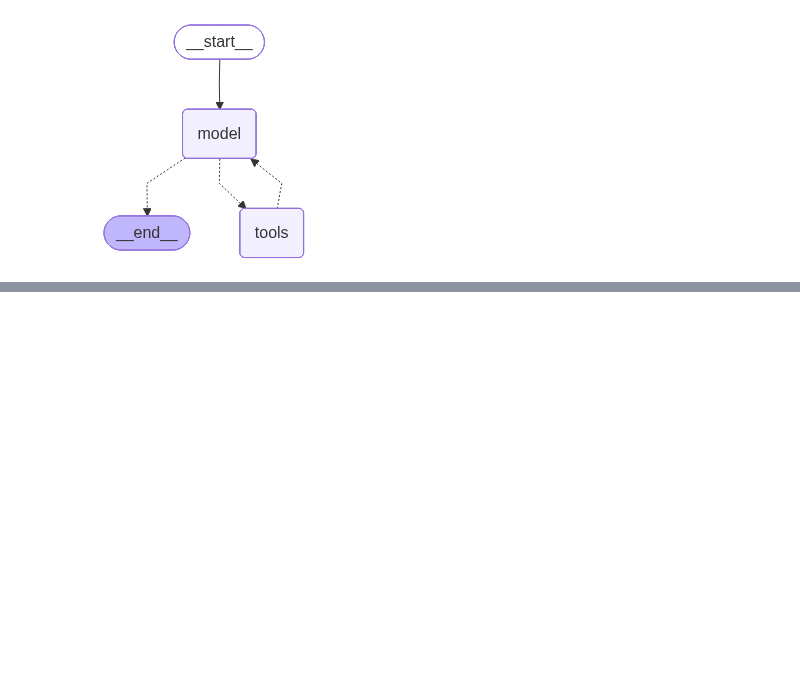
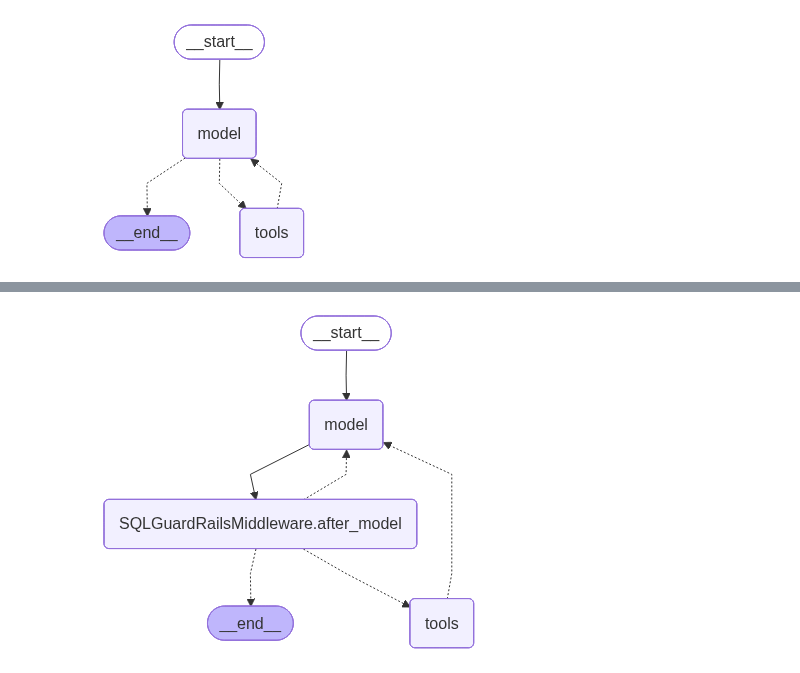
Before and after one commit to bigmb/mb_rag, a Jupyter notebook: examples_sql_agent.ipynb, the cells around one changed output, grey strips where cells are left out. Cells and saved outputs as stored; diff of their text form; code cells hidden in the pictures; blank space fills up the shorter version.

```diff
--- a/examples_sql_agent.ipynb
+++ b/examples_sql_agent.ipynb
@@ -637,5 +670,5 @@ class LoggingMiddleware(AgentMiddleware):
         print(f"[LoggingMiddleware] After agent execution with final state: {state}")
         return None
 # %%
-main_agent = run_sql_agent(llm=llm.model,db_connection=engine,langsmith_params=False)
+main_agent = run_sql_agent(llm=llm.model,db_connection=engine,langsmith_params=False,logging=False)
 # %% [output]
@@ -649,0 +715,5 @@ For further information visit https://errors.pydantic.dev/2.10/u/invalid-for-jso
+# %%
+from mb_rag.utils.viewer import display_graph_png
+display_graph_png(main_agent.agent)
+# %% [output]
+[figure, added]
```
Also changed, not shown: parts of 7 cells of this notebook, 6 other files.
